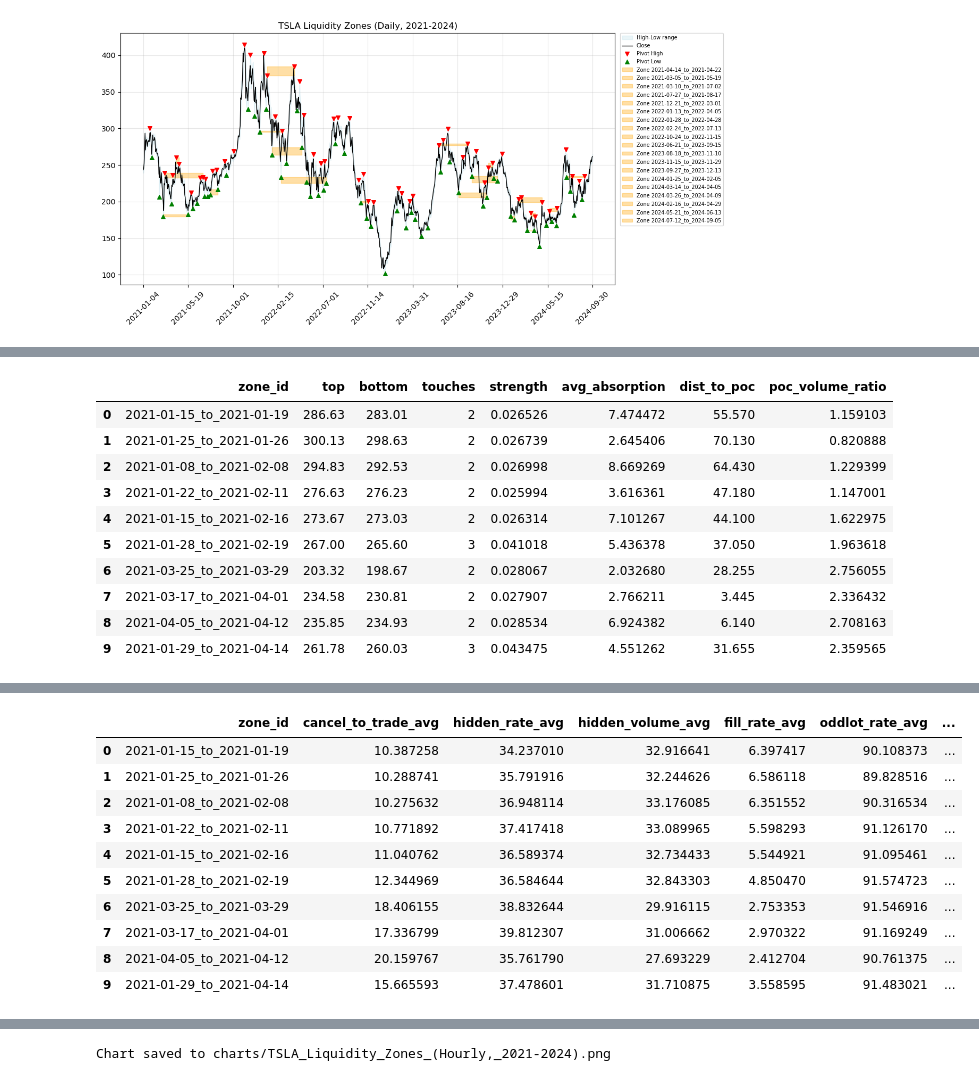
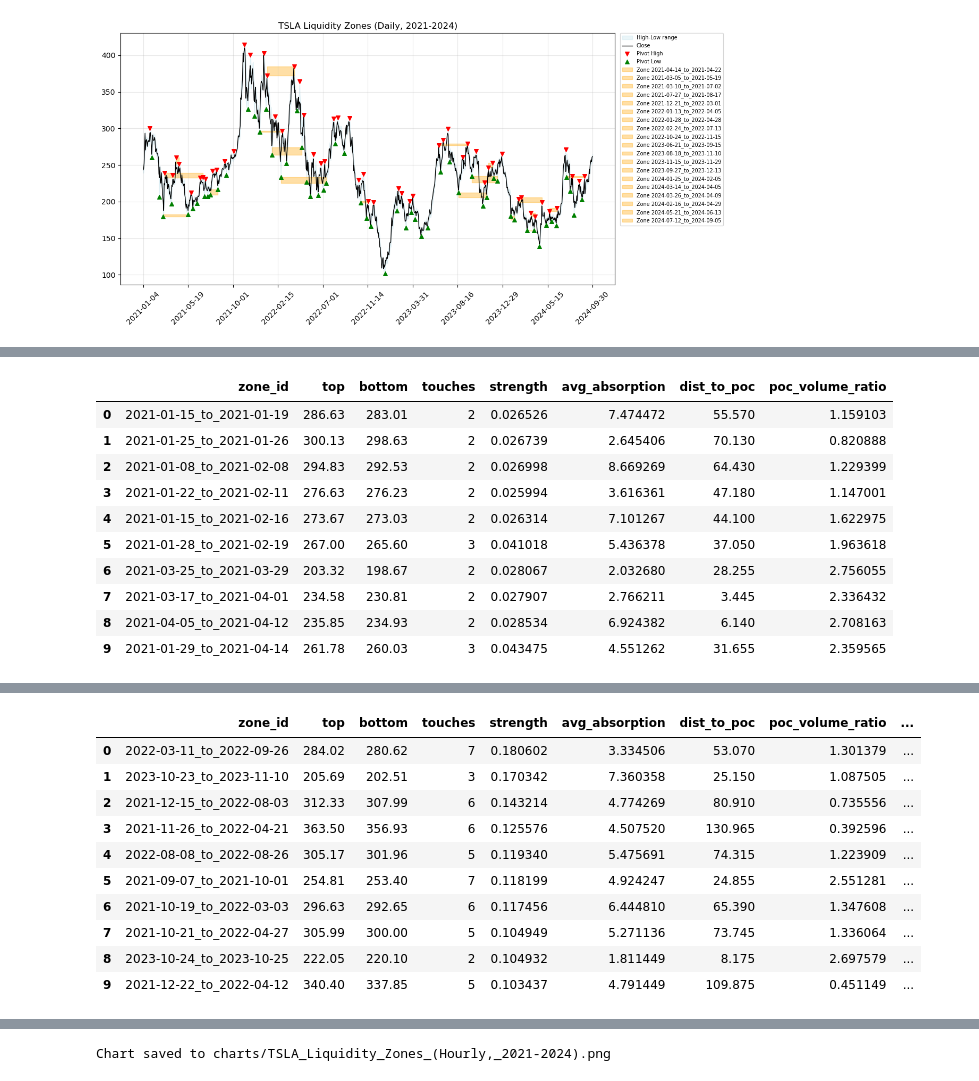
Before and after one commit to ArthurChan-1111/RMSC6007_Liquidity-Zones, a Jupyter notebook: Liquidity Zone Detection.ipynb, the cells around one changed output, grey strips where cells are left out. Drawn from its saved outputs; the diff is of its cells as text; code cells hidden in the pictures.

Commit message:
Updated identify_liquidity_zones function (3 layers applied)

```diff
--- a/Liquidity Zone Detection.ipynb
+++ b/Liquidity Zone Detection.ipynb
@@ -1136,12 +1282,18 @@ Repeat zone detection on the **hourly** timeframe. Zones are formed from **high-
 # %%
-
 # ---------------------------------------------------------------------------
-# Build Liquidity Zones — Hourly (LTF)
+# Build Liquidity Zones — Hourly (LTF) [PRIMARY — intraday sweep detection]
+# All three layers are applied via identify_liquidity_zones() in one call:
+#   Layer 1: ATR/pivot structure (pivot_left_right, atr_merge_mult)
+#   Layer 2: volume (vol_mult) + absorption (MIN_ABSORPTION_SCORE)
+#   Layer 3: MIDAS enrichment + filter (MIDAS_CONFIRM_FIELD, MIDAS_CONFIRM_PCT)
+# Output:
+#   zones_df_hourly          — Layer 1+2 baseline  → "no order-level data" model
+#   zones_df_hourly_enriched — Layer 1+2+3 enriched → "with order-level data" model
 # ---------------------------------------------------------------------------
 _hourly = reload_hourly.copy()
 _hourly.columns = [c.lower() for c in _hourly.columns]
 
-# Normalize common alternative volume column names to 'volume'
+# Normalize volume column name (required for Layer 2 volume filter)
 _VOL_ALIASES = ["tick_volume", "real_volume", "vol", "qty", "quantity"]
 if "volume" not in _hourly.columns:
     for alias in _VOL_ALIASES:
@@ -1157,49 +1309,55 @@ for col in ["open", "high", "low", "close"]:
         raise KeyError(f"Required column '{col}' not found in hourly data. Columns: {_hourly.columns.tolist()}")
 
 print(f"Hourly columns: {_hourly.columns.tolist()}")
-print("\n=== Processing Hourly Data ===")
-zones_df_hourly, df_z_hourly = build_liquidity_zones(
+print("\n=== Processing Hourly Data (LTF — primary) ===")
+
+# Single call: applies all three layers, returns both zone sets and POC values
+df_z_hourly, zones_df_hourly, zones_df_hourly_enriched, poc_price_hourly, poc_volume_hourly = identify_liquidity_zones(
     _hourly,
-    pivot_left_right=5,
-    atr_len=14,
-    atr_merge_mult=1.0,
-    require_volume=("volume" in _hourly.columns),
-    vol_len=20,
-    vol_mult=1.0,
-    min_touches=2,
-    unique_pivots=False,
-    use_both_high_low_pivots=True,
+    pivot_left_right=5, atr_len=14, atr_merge_mult=1.0,
+    require_volume=("volume" in _hourly.columns), vol_len=20, vol_mult=1.0,
+    min_touches=2, unique_pivots=False, use_both_high_low_pivots=True,
+    min_absorption=MIN_ABSORPTION_SCORE,        # Layer 2b: institutional absorption footprint required
+    vol_profile_bin=VOL_PROFILE_BIN_HOURLY,
+    midas_df=midas_df if USE_MIDAS else None,
+    midas_confirm_field=MIDAS_CONFIRM_FIELD,    # Layer 3: MIDAS metric to filter on
+    midas_confirm_pct=MIDAS_CONFIRM_PCT,        # Layer 3: percentile threshold
 )
-print(f"\n=== Liquidity Zones (confirmed, hourly): {len(zones_df_hourly)} zones ===")
-
-# POC enrichment — zones closest to the POC sit at the peak institutional liquidity level
-poc_price_hourly, poc_volume_hourly = compute_volume_poc(_hourly, bin_size=VOL_PROFILE_BIN_HOURLY)
+print(f"\nLayer 1+2 (ATR/pivot + volume + absorption): {len(zones_df_hourly)} zones")
 if poc_price_hourly is not None:
-    _mids = (zones_df_hourly["top"] + zones_df_hourly["bottom"]) / 2.0
-    zones_df_hourly["dist_to_poc"]      = (_mids - poc_price_hourly).abs()
-    zones_df_hourly["poc_volume_ratio"] = zones_df_hourly["volume_node_score"] / poc_volume_hourly
     print(f"POC (hourly, ${VOL_PROFILE_BIN_HOURLY:.2f} bins): ${poc_price_hourly:.2f}  |  bin volume: {poc_volume_hourly:,.0f}")
-
-# MIDAS enrichment — average institutional microstructure metrics over each zone's active window
 if USE_MIDAS and midas_df is not None:
-    zones_df_hourly = enrich_zones_midas(zones_df_hourly, midas_df)
     print(f"MIDAS zone enrichment applied: {[c for c in MIDAS_ZONE_COLS if c in zones_df_hourly.columns]}")
 
 # ------------------------------------------------------------------
-# Comparison: zone table without and with order-level data
+# Zone count summary: three-layer progression
+# ------------------------------------------------------------------
+print(f"\n{'─'*68}")
+print(f"  LTF Zone Count — Three-Layer Filter Progression")
+print(f"{'─'*68}")
+print(f"  Layer 1+2   ATR/pivot + volume + absorption (baseline)  : {len(zones_df_hourly):>4} zones")
+print(f"  Layer 1+2+3 MIDAS-enriched (≥{MIDAS_CONFIRM_PCT}th pct {MIDAS_CONFIRM_FIELD}) : {len(zones_df_hourly_enriched):>4} zones")
+pct_retained = len(zones_df_hourly_enriched) / max(len(zones_df_hourly), 1) * 100
+print(f"  MIDAS filter retains {pct_retained:.0f}% of baseline zones")
+print(f"{'─'*68}")
+
+# ------------------------------------------------------------------
+# Comparison: baseline (no order-level data) vs MIDAS-enriched zones
 # ------------------------------------------------------------------
 _base_zone_cols_h = [c for c in [
     "zone_id", "top", "bottom", "touches", "strength",
     "avg_absorption", "dist_to_poc", "poc_volume_ratio",
 ] if c in zones_df_hourly.columns]
+_midas_zone_disp_h = [c for c in MIDAS_ZONE_COLS if c in zones_df_hourly.columns]
 
-print("\n— Hourly zones: volume-based features (no order-level data) —")
+print("\n— LTF zones: Layer 1+2 baseline (no order-level data) — top 10 by recency —")
 display(zones_df_hourly[_base_zone_cols_h].head(10))
 
-_midas_zone_disp_h = [c for c in MIDAS_ZONE_COLS if c in zones_df_hourly.columns]
 if _midas_zone_disp_h:
-    print("\n— Hourly zones: MIDAS order-level additions —")
-    display(zones_df_hourly[["zone_id"] + _midas_zone_disp_h].head(10))
+    _conf_cols = ["zone_id"] + [c for c in _base_zone_cols_h if c != "zone_id"] + _midas_zone_disp_h
+    _conf_cols = [c for c in _conf_cols if c in zones_df_hourly_enriched.columns]
+    print(f"\n— LTF zones: Layer 1+2+3 MIDAS-enriched ({len(zones_df_hourly_enriched)} zones, ranked by strength) —")
+    display(zones_df_hourly_enriched[_conf_cols].head(10))
 # %% [output]
 Hourly columns: ['open', 'high', 'low', 'close', '% change', 'volume', 'vol_roll_20', 'vol_ratio', 'vol_spike', 'absorption_score']
 
@@ -1225,12 +1392,12 @@ MIDAS zone enrichment applied: ['cancel_to_trade_avg', 'hidden_rate_avg', 'hidde
-|  | zone_id | cancel_to_trade_avg | hidden_rate_avg | hidden_volume_avg | fill_rate_avg | oddlot_rate_avg | ... |
-| 0 | 2021-01-15_to_2021-01-19 | 10.387258 | 34.237010 | 32.916641 | 6.397417 | 90.108373 | ... |
-| 1 | 2021-01-25_to_2021-01-26 | 10.288741 | 35.791916 | 32.244626 | 6.586118 | 89.828516 | ... |
-| 2 | 2021-01-08_to_2021-02-08 | 10.275632 | 36.948114 | 33.176085 | 6.351552 | 90.316534 | ... |
-| 3 | 2021-01-22_to_2021-02-11 | 10.771892 | 37.417418 | 33.089965 | 5.598293 | 91.126170 | ... |
-| 4 | 2021-01-15_to_2021-02-16 | 11.040762 | 36.589374 | 32.734433 | 5.544921 | 91.095461 | ... |
-| 5 | 2021-01-28_to_2021-02-19 | 12.344969 | 36.584644 | 32.843303 | 4.850470 | 91.574723 | ... |
-| 6 | 2021-03-25_to_2021-03-29 | 18.406155 | 38.832644 | 29.916115 | 2.753353 | 91.546916 | ... |
-| 7 | 2021-03-17_to_2021-04-01 | 17.336799 | 39.812307 | 31.006662 | 2.970322 | 91.169249 | ... |
-| 8 | 2021-04-05_to_2021-04-12 | 20.159767 | 35.761790 | 27.693229 | 2.412704 | 90.761375 | ... |
-| 9 | 2021-01-29_to_2021-04-14 | 15.665593 | 37.478601 | 31.710875 | 3.558595 | 91.483021 | ... |
+|  | zone_id | top | bottom | touches | strength | avg_absorption | dist_to_poc | poc_volume_ratio | ... |
+| 0 | 2022-03-11_to_2022-09-26 | 284.02 | 280.62 | 7 | 0.180602 | 3.334506 | 53.070 | 1.301379 | ... |
+| 1 | 2023-10-23_to_2023-11-10 | 205.69 | 202.51 | 3 | 0.170342 | 7.360358 | 25.150 | 1.087505 | ... |
+| 2 | 2021-12-15_to_2022-08-03 | 312.33 | 307.99 | 6 | 0.143214 | 4.774269 | 80.910 | 0.735556 | ... |
+| 3 | 2021-11-26_to_2022-04-21 | 363.50 | 356.93 | 6 | 0.125576 | 4.507520 | 130.965 | 0.392596 | ... |
+| 4 | 2022-08-08_to_2022-08-26 | 305.17 | 301.96 | 5 | 0.119340 | 5.475691 | 74.315 | 1.223909 | ... |
+| 5 | 2021-09-07_to_2021-10-01 | 254.81 | 253.40 | 7 | 0.118199 | 4.924247 | 24.855 | 2.551281 | ... |
+| 6 | 2021-10-19_to_2022-03-03 | 296.63 | 292.65 | 6 | 0.117456 | 6.444810 | 65.390 | 1.347608 | ... |
+| 7 | 2021-10-21_to_2022-04-27 | 305.99 | 300.00 | 5 | 0.104949 | 5.271136 | 73.745 | 1.336064 | ... |
+| 8 | 2023-10-24_to_2023-10-25 | 222.05 | 220.10 | 2 | 0.104932 | 1.811449 | 8.175 | 2.697579 | ... |
+| 9 | 2021-12-22_to_2022-04-12 | 340.40 | 337.85 | 5 | 0.103437 | 4.791449 | 109.875 | 0.451149 | ... |
 # %% [markdown]
```
Also changed, not shown: parts of 21 cells of this notebook.
